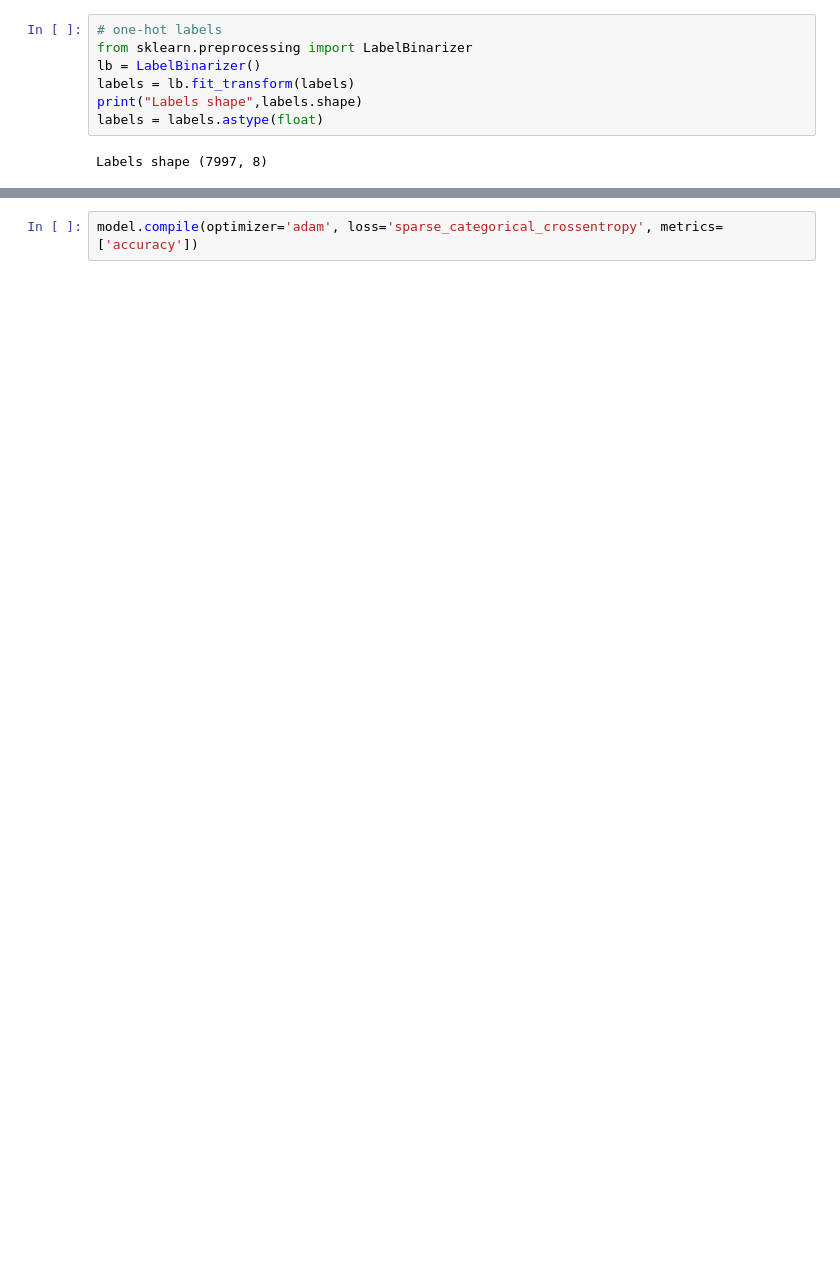
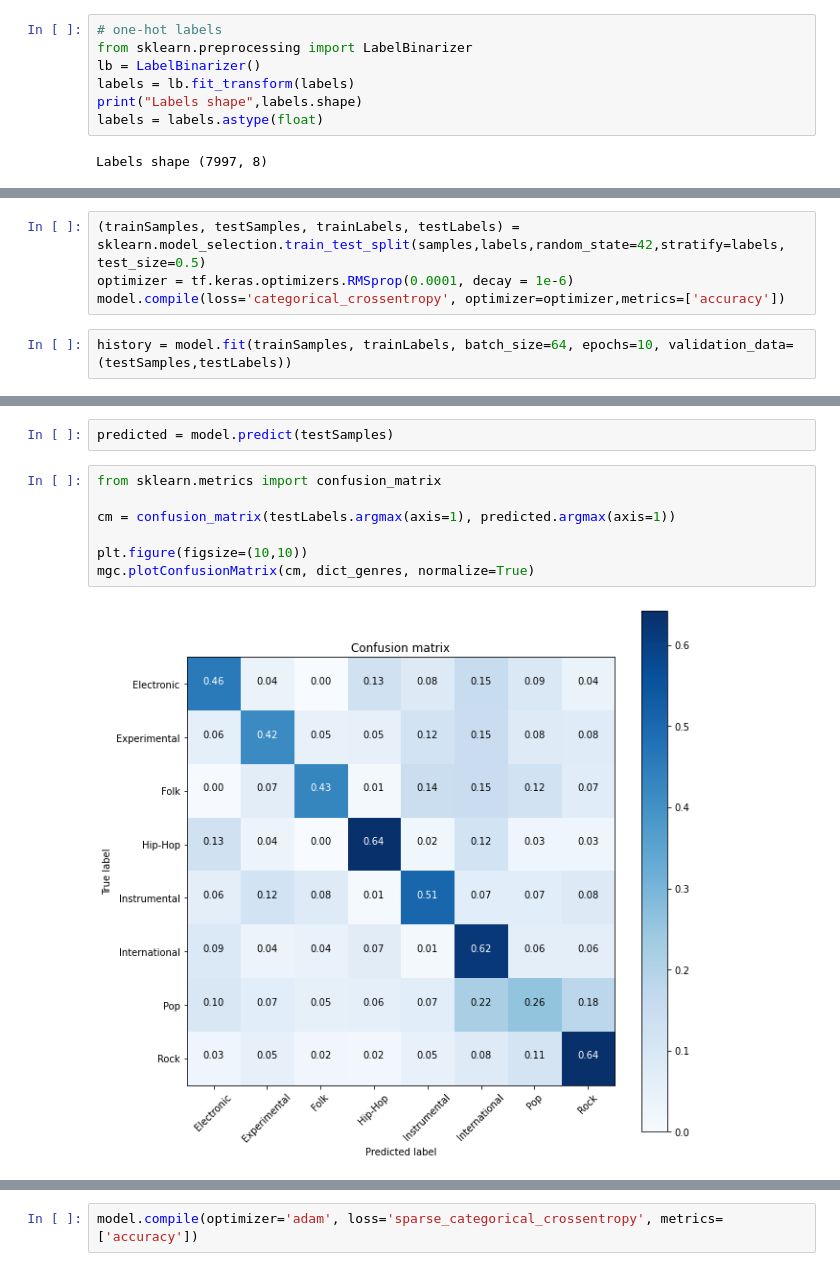
Before and after one commit to Wojwos/music-genre-classification, a Jupyter notebook: MusicGenreClassification.ipynb, the cells around one changed output, grey strips where cells are left out. Saved outputs shown, nothing was run; the diff lists cells and outputs as text; blank space fills up the shorter version.

```diff
--- a/MusicGenreClassification.ipynb
+++ b/MusicGenreClassification.ipynb
@@ -206,0 +221,6 @@ model.add(Dense(8, activation='softmax'))
+# %%
+(trainSamples, testSamples, trainLabels, testLabels) = sklearn.model_selection.train_test_split(samples,labels,random_state=42,stratify=labels, test_size=0.5)
+optimizer = tf.keras.optimizers.RMSprop(0.0001, decay = 1e-6)
+model.compile(loss='categorical_crossentropy', optimizer=optimizer,metrics=['accuracy'])
+# %%
+history = model.fit(trainSamples, trainLabels, batch_size=64, epochs=10, validation_data=(testSamples,testLabels))
@@ -206,0 +245,11 @@ model.add(Dense(8, activation='softmax'))
+# %%
+predicted = model.predict(testSamples)
+# %%
+from sklearn.metrics import confusion_matrix
+
+cm = confusion_matrix(testLabels.argmax(axis=1), predicted.argmax(axis=1))
+
+plt.figure(figsize=(10,10))
+mgc.plotConfusionMatrix(cm, dict_genres, normalize=True)
+# %% [output]
+[figure, added]
```
Also changed, not shown: parts of 50 cells of this notebook, 1 other file.
